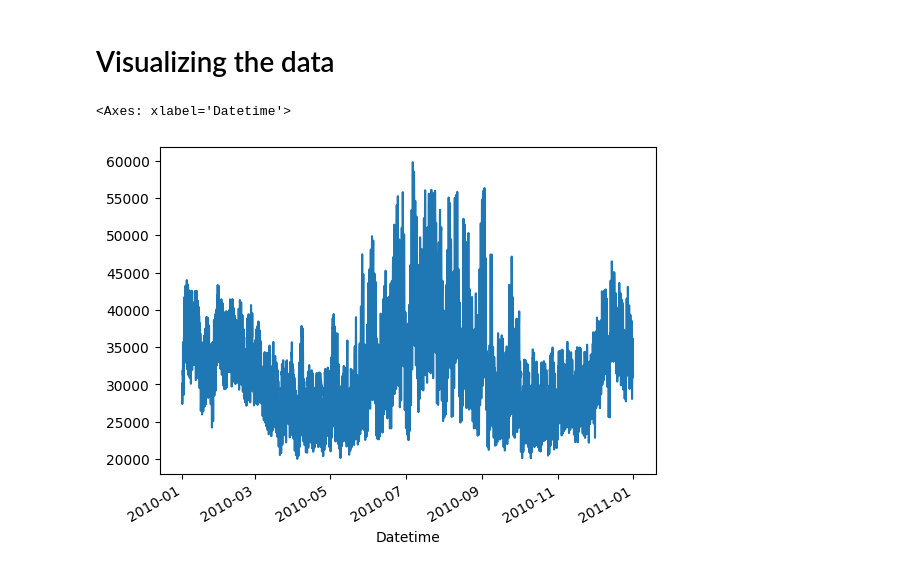
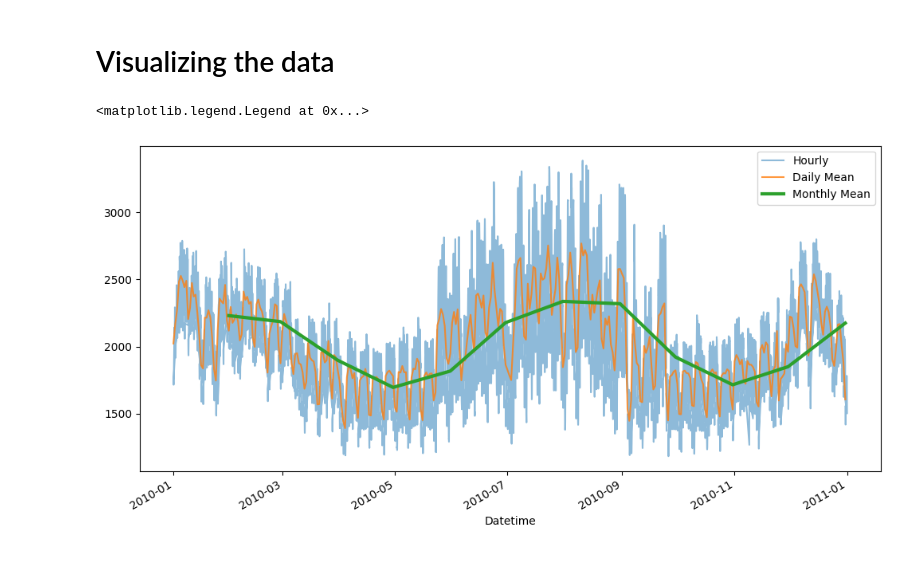
Before and after one commit to AndrewFortner/energy-sprint, a Jupyter notebook: demo.ipynb, the cells around one changed output. Saved outputs shown, nothing was run; the diff lists cells and outputs as text; code cells hidden in the pictures.

```diff
--- a/demo.ipynb
+++ b/demo.ipynb
@@ -77,0 +83,4 @@ energy_temp_df.head()
+# %%
+# Remove all columns which is not HLY-TEMP-NORMAL, and DAYTON_MW
+energy_temp_df = energy_temp_df[['HLY-TEMP-NORMAL', 'DAYTON_MW']]
+energy_temp_df.head()
@@ -78,13 +95,16 @@ energy_temp_df.head()
+# %%
+# drop rows with missing values
+energy_temp_df.dropna(inplace=True)
 # %% [markdown]
 # Visualizing the data
-# %%
-energy_temp_df['PJME_MW'].plot()
-
-# By Month
-energy_temp_df.resample('M').mean()['PJME_MW'].plot()
-
-# By day
-energy_temp_df.resample('D').mean()['PJME_MW'].plot()
-# %% [output]
-<Axes: xlabel='Datetime'>
-[figure, removed]
+# %%
+# Plotting the data
+
+plt.figure(figsize=(12, 6))
+energy_temp_df['DAYTON_MW'].plot(label='Hourly', alpha=0.5)
+energy_temp_df.resample('D').mean()['DAYTON_MW'].plot(label='Daily Mean', alpha=0.8)
+energy_temp_df.resample('ME').mean()['DAYTON_MW'].plot(label='Monthly Mean', linewidth=3)
+plt.legend()
+# %% [output]
+<matplotlib.legend.Legend at 0x...>
+[figure, added]
```
Also changed, not shown: parts of 13 cells of this notebook.
